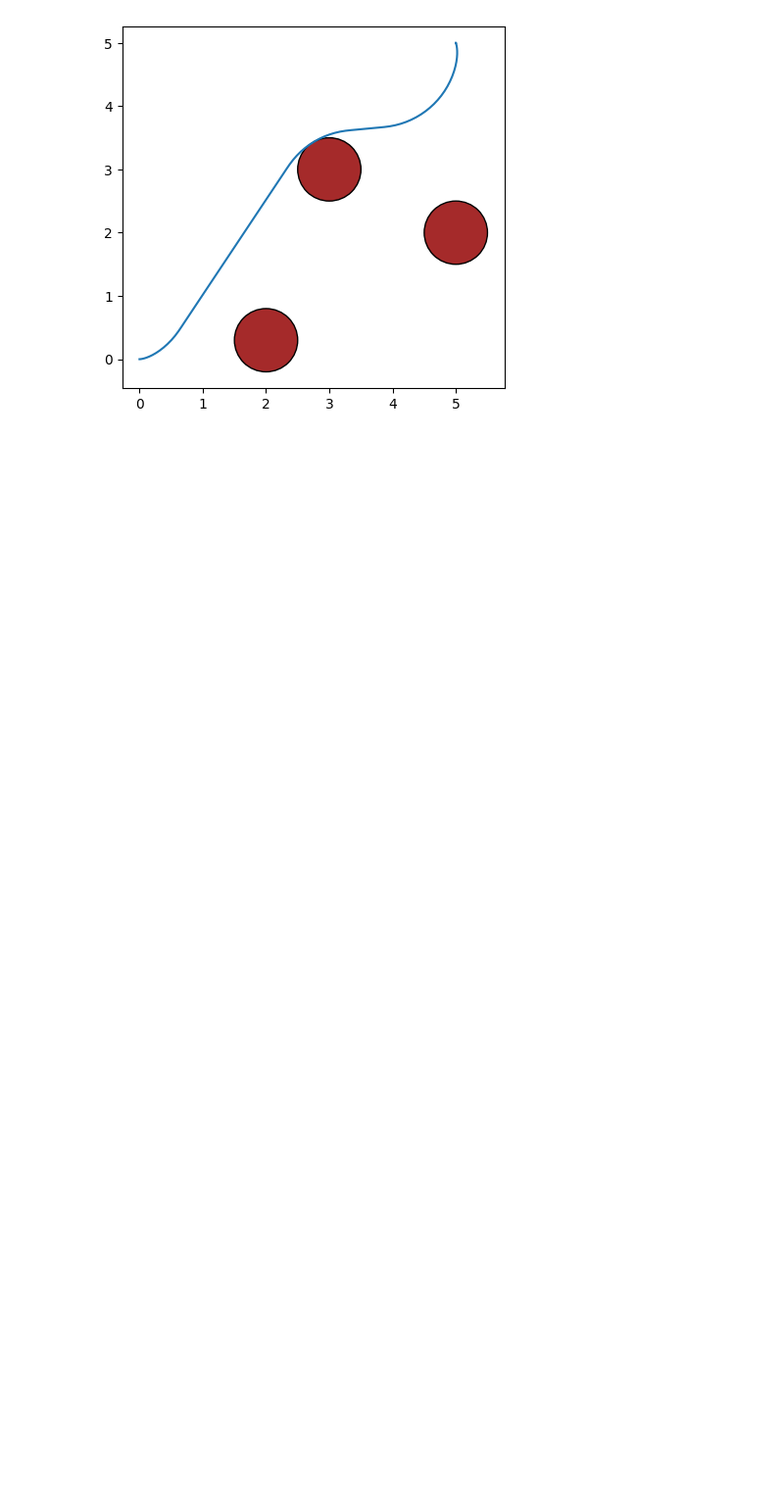
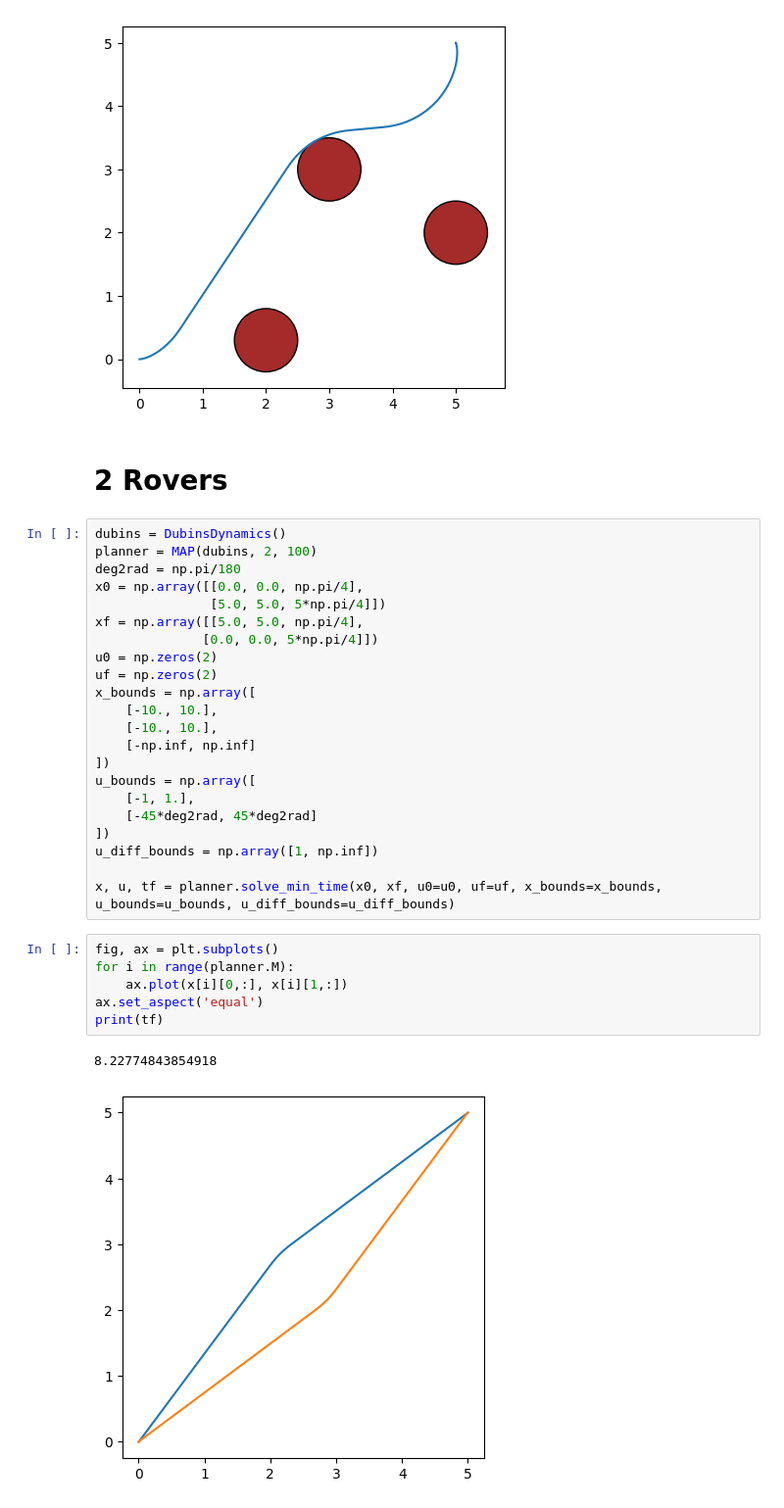
Before and after one commit to mbpeterson70/tomma, a Jupyter notebook: src/rover_playground.ipynb, the cells around one changed output. Shown at 98% size. Saved outputs shown, nothing was run; the diff lists cells and outputs as text; blank space fills up the shorter version.

Commit message:
Add multi-agent planner
Signed-off-by: Mason Peterson <mbpeterson70@gmail.com>

```diff
--- a/src/rover_playground.ipynb
+++ b/src/rover_playground.ipynb
@@ -48,3 +49,36 @@ ax.set_aspect('equal')
 [figure]
 [figure]
 [figure]
+# %% [markdown]
+# 2 Rovers
+# %%
+dubins = DubinsDynamics()
+planner = MAP(dubins, 2, 100)
+deg2rad = np.pi/180
+x0 = np.array([[0.0, 0.0, np.pi/4],
+               [5.0, 5.0, 5*np.pi/4]])
+xf = np.array([[5.0, 5.0, np.pi/4],
+              [0.0, 0.0, 5*np.pi/4]])
+u0 = np.zeros(2)
+uf = np.zeros(2)
+x_bounds = np.array([
+    [-10., 10.],
+    [-10., 10.],
+    [-np.inf, np.inf]
+])
+u_bounds = np.array([
+    [-1, 1.],
+    [-45*deg2rad, 45*deg2rad]
+])
+u_diff_bounds = np.array([1, np.inf])
+
+x, u, tf = planner.solve_min_time(x0, xf, u0=u0, uf=uf, x_bounds=x_bounds, u_bounds=u_bounds, u_diff_bounds=u_diff_bounds)
+# %%
+fig, ax = plt.subplots()
+for i in range(planner.M):
+    ax.plot(x[i][0,:], x[i][1,:])
+ax.set_aspect('equal')
+print(tf)
+# %% [output]
+8.22774843854918
+[figure, added]
```
Also changed, not shown: parts of 5 cells of this notebook, 2 other files.
